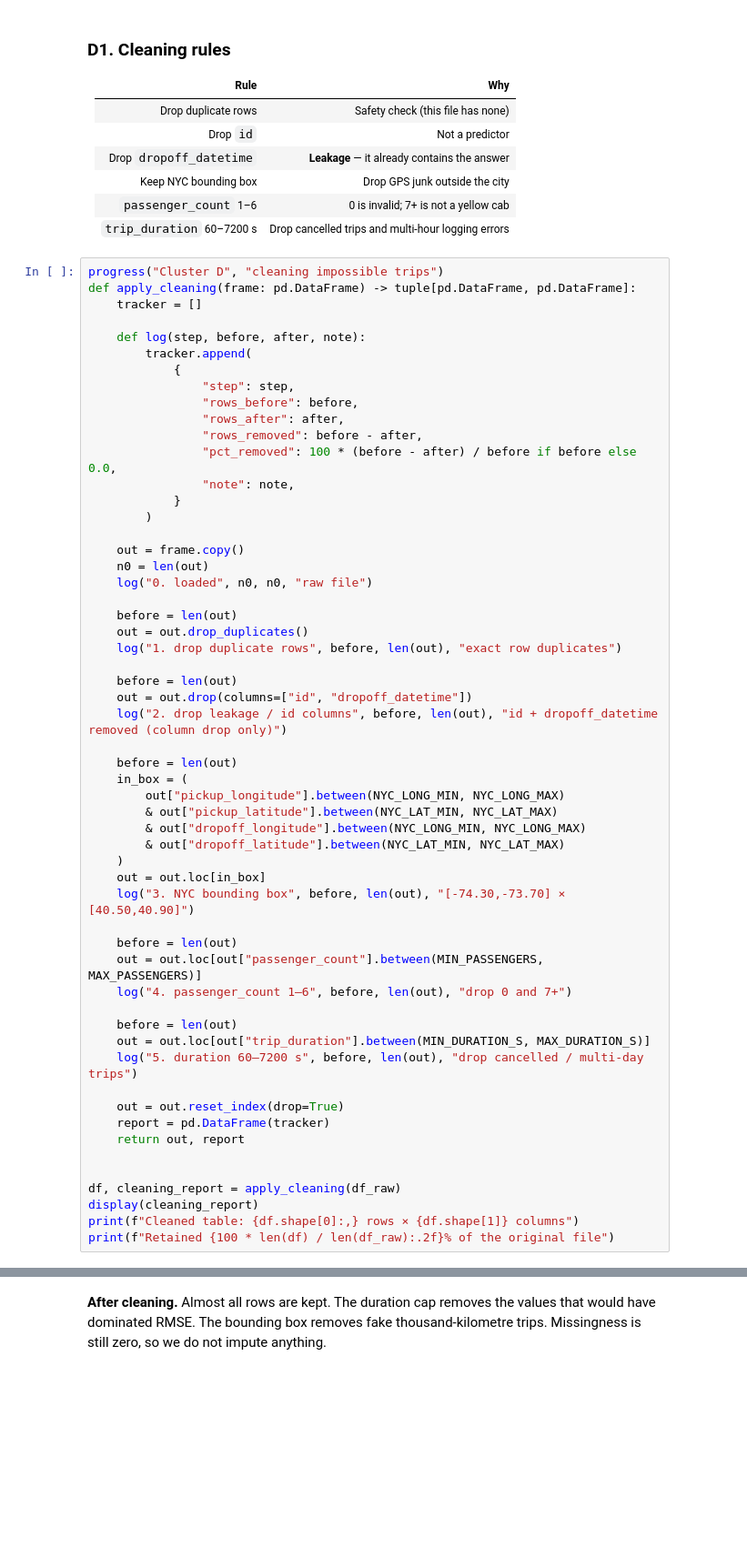
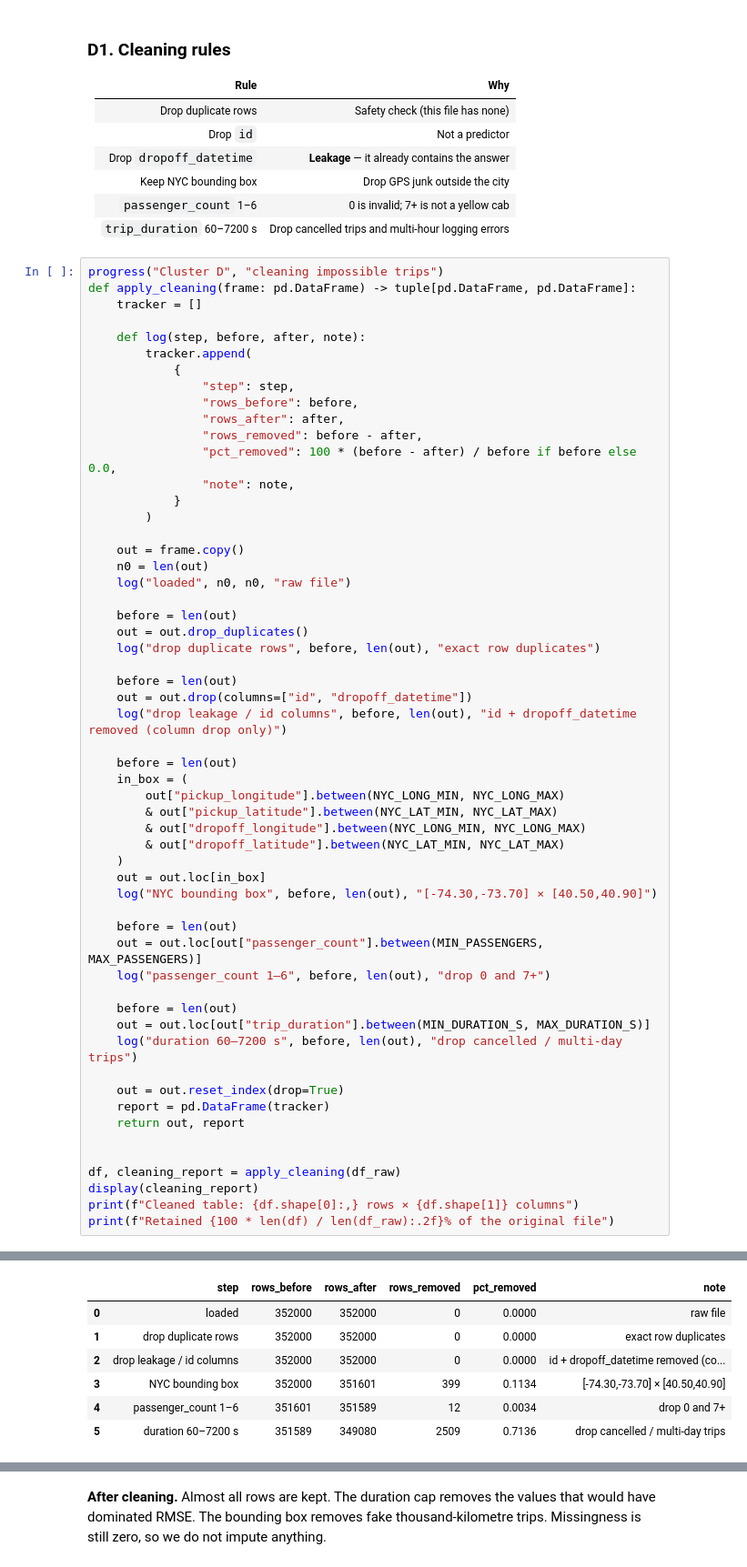
Before and after one commit to BETTlM/Sem5MachineLearning, a Jupyter notebook: notebooks/regression.ipynb, the cells around one changed output, grey strips where cells are left out. Shown at 91% size. Drawn from its saved outputs; the diff is of its cells as text; blank space fills up the shorter version.

```diff
--- a/notebooks/regression.ipynb
+++ b/notebooks/regression.ipynb
@@ -537,15 +554,15 @@ def apply_cleaning(frame: pd.DataFrame) -> tuple[pd.DataFrame, pd.DataFrame]:
 
     out = frame.copy()
     n0 = len(out)
-    log("0. loaded", n0, n0, "raw file")
+    log("loaded", n0, n0, "raw file")
 
     before = len(out)
     out = out.drop_duplicates()
-    log("1. drop duplicate rows", before, len(out), "exact row duplicates")
+    log("drop duplicate rows", before, len(out), "exact row duplicates")
 
     before = len(out)
     out = out.drop(columns=["id", "dropoff_datetime"])
-    log("2. drop leakage / id columns", before, len(out), "id + dropoff_datetime removed (column drop only)")
+    log("drop leakage / id columns", before, len(out), "id + dropoff_datetime removed (column drop only)")
 
     before = len(out)
     in_box = (
@@ -555,15 +572,15 @@ def apply_cleaning(frame: pd.DataFrame) -> tuple[pd.DataFrame, pd.DataFrame]:
         & out["dropoff_latitude"].between(NYC_LAT_MIN, NYC_LAT_MAX)
     )
     out = out.loc[in_box]
-    log("3. NYC bounding box", before, len(out), "[-74.30,-73.70] × [40.50,40.90]")
+    log("NYC bounding box", before, len(out), "[-74.30,-73.70] × [40.50,40.90]")
 
     before = len(out)
     out = out.loc[out["passenger_count"].between(MIN_PASSENGERS, MAX_PASSENGERS)]
-    log("4. passenger_count 1–6", before, len(out), "drop 0 and 7+")
+    log("passenger_count 1–6", before, len(out), "drop 0 and 7+")
 
     before = len(out)
     out = out.loc[out["trip_duration"].between(MIN_DURATION_S, MAX_DURATION_S)]
-    log("5. duration 60–7200 s", before, len(out), "drop cancelled / multi-day trips")
+    log("duration 60–7200 s", before, len(out), "drop cancelled / multi-day trips")
 
     out = out.reset_index(drop=True)
     report = pd.DataFrame(tracker)
@@ -574,3 +591,4 @@ df, cleaning_report = apply_cleaning(df_raw)
 display(cleaning_report)
 print(f"Cleaned table: {df.shape[0]:,} rows × {df.shape[1]} columns")
 print(f"Retained {100 * len(df) / len(df_raw):.2f}% of the original file")
+# %% [output]
@@ -576,0 +597,7 @@ print(f"Retained {100 * len(df) / len(df_raw):.2f}% of the original file")
+|  | step | rows_before | rows_after | rows_removed | pct_removed | note |
+| 0 | loaded | 352000 | 352000 | 0 | 0.0000 | raw file |
+| 1 | drop duplicate rows | 352000 | 352000 | 0 | 0.0000 | exact row duplicates |
+| 2 | drop leakage / id columns | 352000 | 352000 | 0 | 0.0000 | id + dropoff_datetime removed (co... |
+| 3 | NYC bounding box | 352000 | 351601 | 399 | 0.1134 | [-74.30,-73.70] × [40.50,40.90] |
+| 4 | passenger_count 1–6 | 351601 | 351589 | 12 | 0.0034 | drop 0 and 7+ |
+| 5 | duration 60–7200 s | 351589 | 349080 | 2509 | 0.7136 | drop cancelled / multi-day trips |
```
Also changed, not shown: parts of 36 cells of this notebook, 9 other files.
